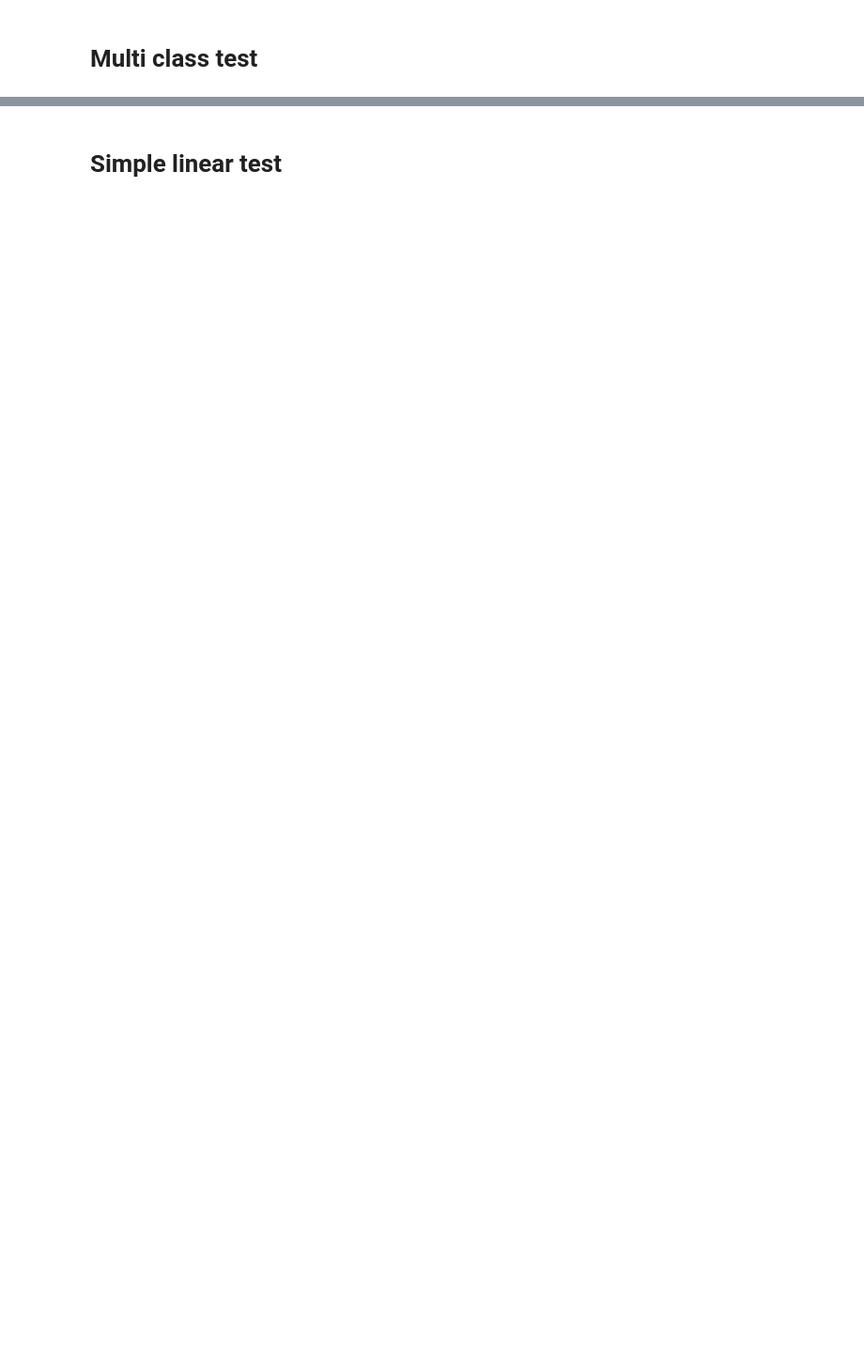
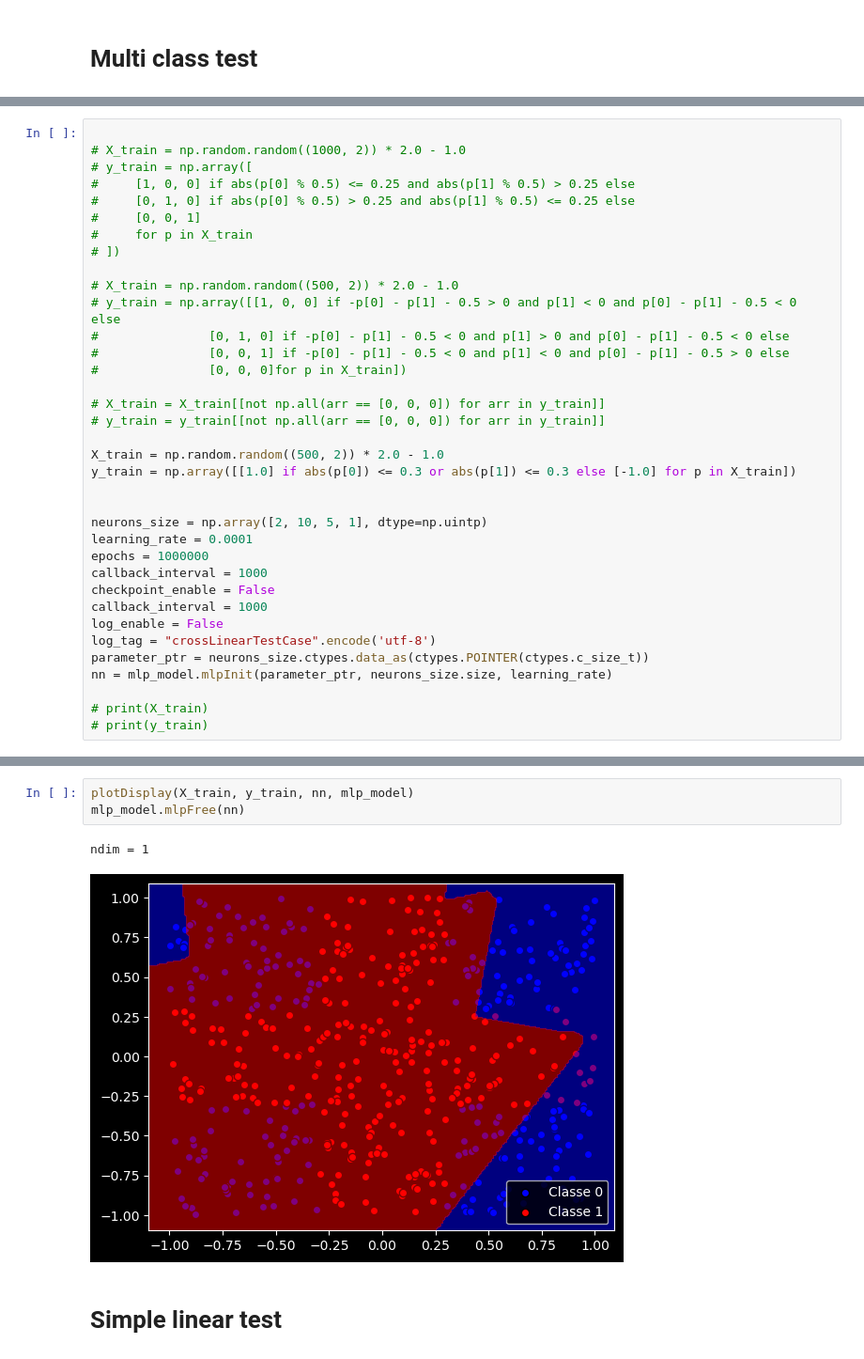
Before and after one commit to Celesxx/PA-TAC, a Jupyter notebook: simpleMLP.ipynb, the cells around one changed output, grey strips where cells are left out. Shown: that part at 94% size. Saved outputs shown, nothing was run; the diff lists cells and outputs as text; blank space fills up the shorter version.

```diff
--- a/simpleMLP.ipynb
+++ b/simpleMLP.ipynb
@@ -263,0 +293,36 @@ ndim = multi
+# %%
+
+# X_train = np.random.random((1000, 2)) * 2.0 - 1.0
+# y_train = np.array([
+#     [1, 0, 0] if abs(p[0] % 0.5) <= 0.25 and abs(p[1] % 0.5) > 0.25 else
+#     [0, 1, 0] if abs(p[0] % 0.5) > 0.25 and abs(p[1] % 0.5) <= 0.25 else
+#     [0, 0, 1]
+#     for p in X_train
+# ])
+
+# X_train = np.random.random((500, 2)) * 2.0 - 1.0
+# y_train = np.array([[1, 0, 0] if -p[0] - p[1] - 0.5 > 0 and p[1] < 0 and p[0] - p[1] - 0.5 < 0 else
+#               [0, 1, 0] if -p[0] - p[1] - 0.5 < 0 and p[1] > 0 and p[0] - p[1] - 0.5 < 0 else
+#               [0, 0, 1] if -p[0] - p[1] - 0.5 < 0 and p[1] < 0 and p[0] - p[1] - 0.5 > 0 else
+#               [0, 0, 0]for p in X_train])
+
+# X_train = X_train[[not np.all(arr == [0, 0, 0]) for arr in y_train]]
+# y_train = y_train[[not np.all(arr == [0, 0, 0]) for arr in y_train]]
+
+X_train = np.random.random((500, 2)) * 2.0 - 1.0
+y_train = np.array([[1.0] if abs(p[0]) <= 0.3 or abs(p[1]) <= 0.3 else [-1.0] for p in X_train])
+
+
+neurons_size = np.array([2, 10, 5, 1], dtype=np.uintp)
+learning_rate = 0.0001
+epochs = 1000000
+callback_interval = 1000
+checkpoint_enable = False
+callback_interval = 1000
+log_enable = False
+log_tag = "crossLinearTestCase".encode('utf-8')
+parameter_ptr = neurons_size.ctypes.data_as(ctypes.POINTER(ctypes.c_size_t))
+nn = mlp_model.mlpInit(parameter_ptr, neurons_size.size, learning_rate)
+
+# print(X_train)
+# print(y_train)
@@ -264,3 +359,9 @@ ndim = multi
+# %%
+plotDisplay(X_train, y_train, nn, mlp_model)
+mlp_model.mlpFree(nn)
+# %% [output]
+ndim = 1
+[figure, added]
 # %% [markdown]
 # Simple linear test
 # %%
```
Also changed, not shown: parts of 18 cells of this notebook, 39 other files.
